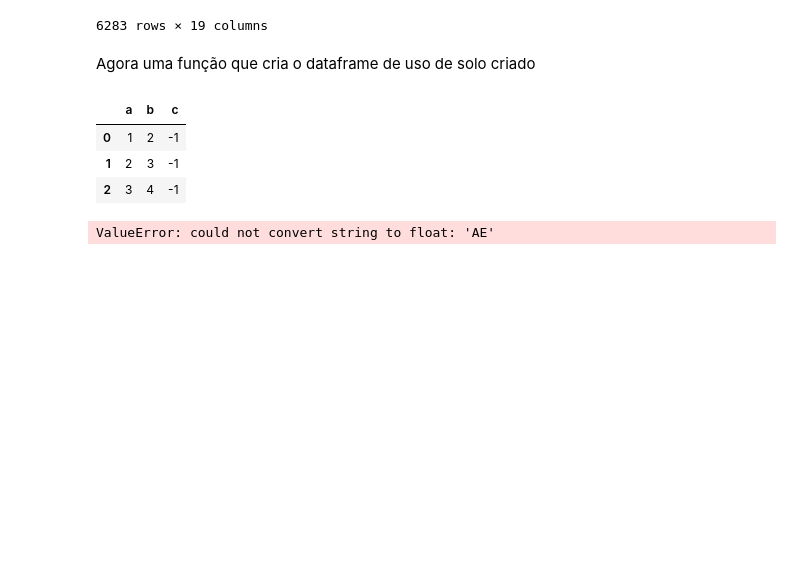
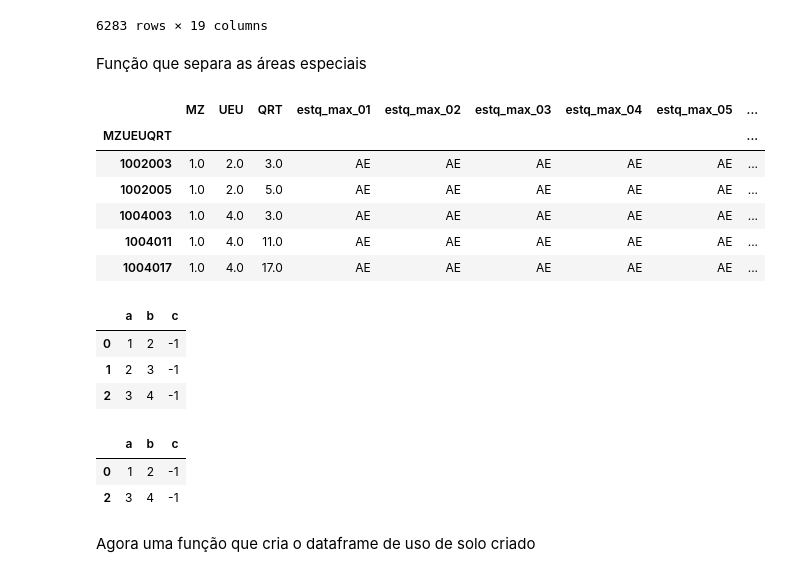
Before and after one commit to marcelo-fm/solo-criado-bd, a Jupyter notebook: testing_ground.ipynb, the cells around one changed output. Cells and saved outputs as stored; diff of their text form; code cells hidden in the pictures; blank space fills up the shorter version.

```diff
--- a/testing_ground.ipynb
+++ b/testing_ground.ipynb
@@ -212,0 +217,2 @@ estq_max_num
+# %% [markdown]
+Função que separa as áreas especiais
@@ -213,14 +228,42 @@ estq_max_num
+# %%
+def retorna_ae(dataframe):
+    colunas = list(dataframe.columns)
+
+    for i in range(3, len(colunas)):
+        area_especial = list(dataframe.index[dataframe[colunas[i]] != 'AE'])
+        dataframe.drop(labels=area_especial, axis=0, inplace=True)
+
+    return dataframe
+# %%
+#area_especial = list(estq_max_num.index[estq_max_num['estq_max_01'] == 'AE'])
+area_especial = retorna_ae(estq_max_num)
+area_especial.head(5)
+# %% [output]
+|  | MZ | UEU | QRT | estq_max_01 | estq_max_02 | estq_max_03 | estq_max_04 | estq_max_05 | ... |
+| MZUEUQRT |  |  |  |  |  |  |  |  | ... |
+| 1002003 | 1.0 | 2.0 | 3.0 | AE | AE | AE | AE | AE | ... |
+| 1002005 | 1.0 | 2.0 | 5.0 | AE | AE | AE | AE | AE | ... |
+| 1004003 | 1.0 | 4.0 | 3.0 | AE | AE | AE | AE | AE | ... |
+| 1004011 | 1.0 | 4.0 | 11.0 | AE | AE | AE | AE | AE | ... |
+| 1004017 | 1.0 | 4.0 | 17.0 | AE | AE | AE | AE | AE | ... |
+# %%
+teste = pd.DataFrame({'a': [1, 2, 3], 'b': [2, 3, 4], 'c': [3, 4, 5]})
+
+colunas = list(teste.columns)
+teste[colunas[2]] = teste[colunas[0]] - teste[colunas[1]]
+teste
+# %% [output]
+|  | a | b | c |
+| 0 | 1 | 2 | -1 |
+| 1 | 2 | 3 | -1 |
+| 2 | 3 | 4 | -1 |
+# %%
+rem = teste.index[teste['a'] == 2].tolist()
+teste.drop(labels=rem, axis=0) #sucesso
+# %% [output]
+|  | a | b | c |
+| 0 | 1 | 2 | -1 |
+| 2 | 3 | 4 | -1 |
 # %% [markdown]
 Agora uma função que cria o dataframe de uso de solo criado
-# %%
-teste = pd.DataFrame({'a': [1, 2, 3], 'b': [2, 3, 4], 'c': [3, 4, 5]})
-
-colunas = list(teste.columns)
-teste[colunas[2]] = teste[colunas[0]] - teste[colunas[1]]
-teste
-# %% [output]
-|  | a | b | c |
-| 0 | 1 | 2 | -1 |
-| 1 | 2 | 3 | -1 |
-| 2 | 3 | 4 | -1 |
 # %%
@@ -245,5 +288,0 @@ def uso_estoque(tabela, porc=False): # problema é os valores AE
-# %%
-uso_estq = uso_estoque(estq_max_num)
-#uso_estq_porc = uso_estoque(estq_max_num, porc=True)
-# %% [output]
-ValueError: could not convert string to float: 'AE'
```
Also changed, not shown: parts of 6 cells of this notebook.
